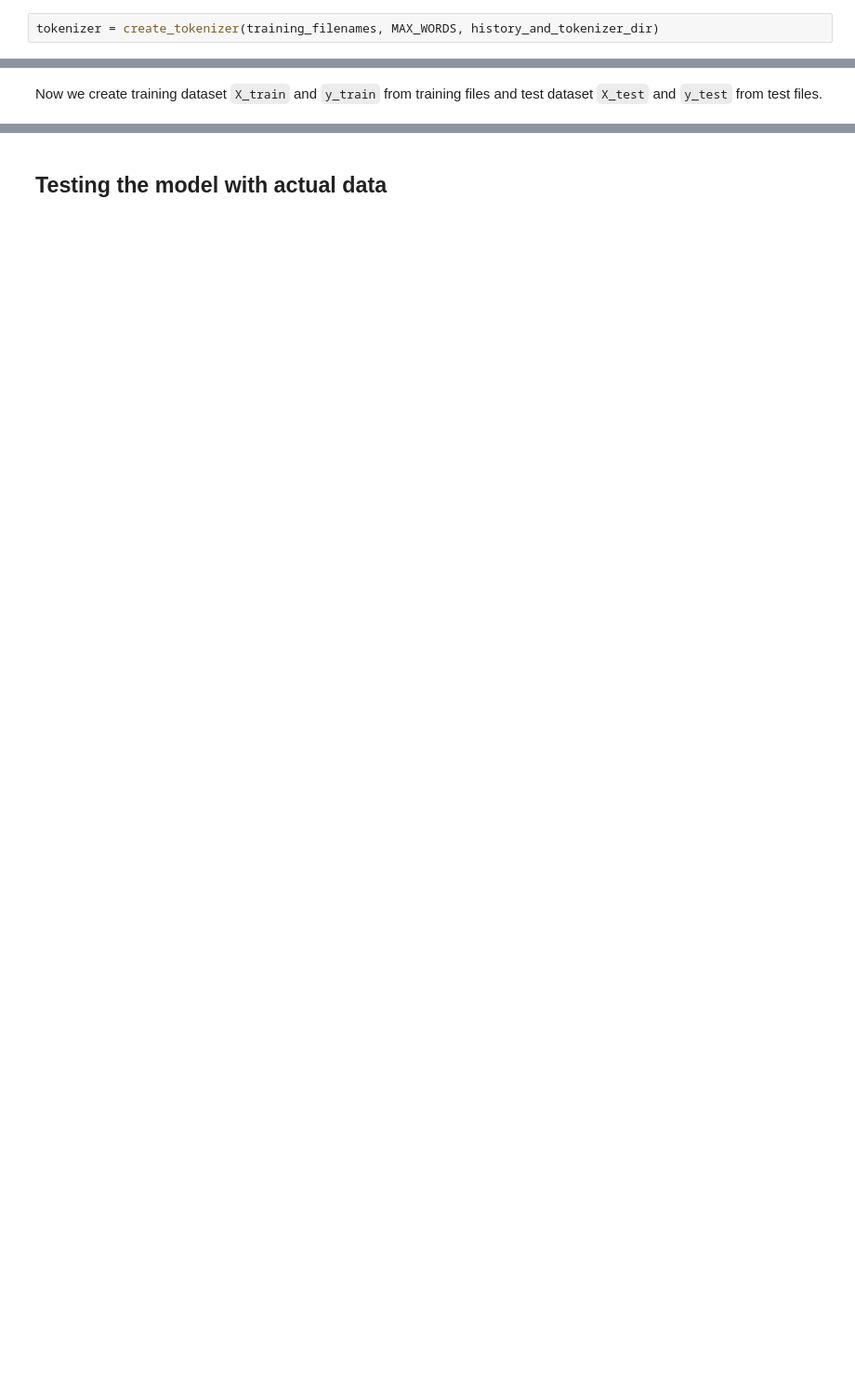
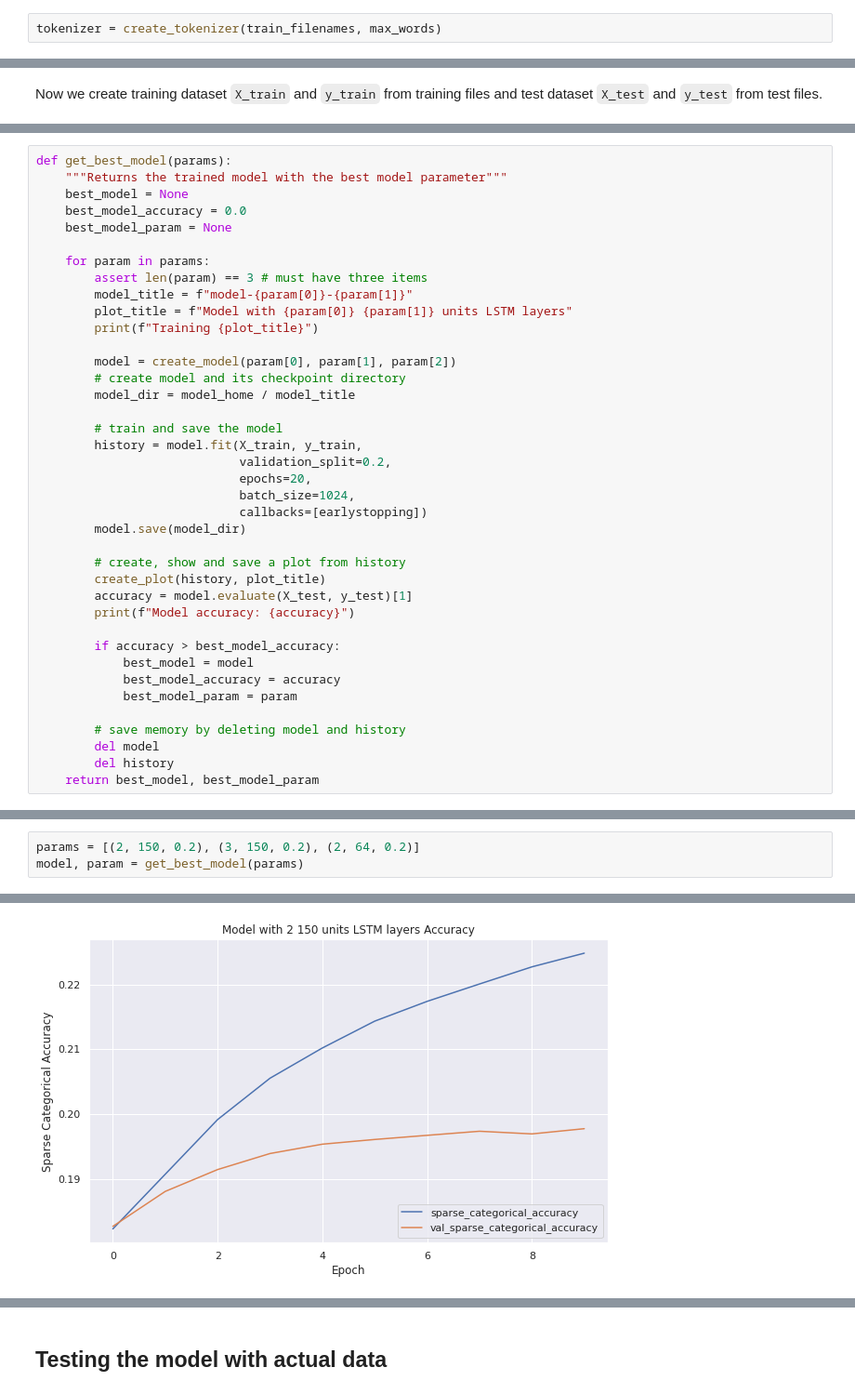
Before and after one commit to MShafquat/Bangla-Next-Word-and-Text-Sequence-Prediction, a Jupyter notebook: model-training/LSTM Training.ipynb, the cells around one changed output, grey strips where cells are left out. Shown at 93% size. Saved outputs shown, nothing was run; the diff lists cells and outputs as text; blank space fills up the shorter version.

Commit message:
Created and compared between three LSTM models

```diff
--- a/model-training/LSTM Training.ipynb
+++ b/model-training/LSTM Training.ipynb
@@ -80,5 +89,5 @@ Now create the tokenizer calling the function and passing the defined constants
 # %%
-tokenizer = create_tokenizer(training_filenames, MAX_WORDS, history_and_tokenizer_dir)
+tokenizer = create_tokenizer(train_filenames, max_words)
 # %% [markdown]
 `create_dataset` creates a dataset from given `files` and returns two variables - `predictors` which is a sequence of previous words of length `max_sequence_length - 1` and `labels` which is an integer between 0 to `max_words + 1`.
 Note that, converting to categorical variables leads to `MemoryError` since it tries to create a sequence of `number of elements in training or test set * (MAX_WORDS + 1)` shape. We are following [this blog](https://medium.com/deep-learning-with-keras/which-activation-loss-functions-in-multi-class-clasification-4cd599e4e61f) and keeping the label as an integer.
@@ -338,0 +202,39 @@ plot_history(history3, 'Model 3')
+# %%
+def get_best_model(params):
+    """Returns the trained model with the best model parameter"""
+    best_model = None
+    best_model_accuracy = 0.0
+    best_model_param = None
+
+    for param in params:
+        assert len(param) == 3 # must have three items
+        model_title = f"model-{param[0]}-{param[1]}"
+        plot_title = f"Model with {param[0]} {param[1]} units LSTM layers"
+        print(f"Training {plot_title}")
+
+        model = create_model(param[0], param[1], param[2])
+        # create model and its checkpoint directory
+        model_dir = model_home / model_title
+
+        # train and save the model
+        history = model.fit(X_train, y_train,
+                            validation_split=0.2,
+                            epochs=20,
+                            batch_size=1024,
+                            callbacks=[earlystopping])
+        model.save(model_dir)
+
+        # create, show and save a plot from history
+        create_plot(history, plot_title)
+        accuracy = model.evaluate(X_test, y_test)[1]
+        print(f"Model accuracy: {accuracy}")
+
+        if accuracy > best_model_accuracy:
+            best_model = model
+            best_model_accuracy = accuracy
+            best_model_param = param
+
+        # save memory by deleting model and history
+        del model
+        del history
+    return best_model, best_model_param
@@ -338,0 +243,4 @@ plot_history(history3, 'Model 3')
+# %%
+params = [(2, 150, 0.2), (3, 150, 0.2), (2, 64, 0.2)]
+model, param = get_best_model(params)
+# %% [output]
@@ -338,0 +275 @@ plot_history(history3, 'Model 3')
+[figure, added]
```
Also changed, not shown: parts of 61 cells of this notebook.
